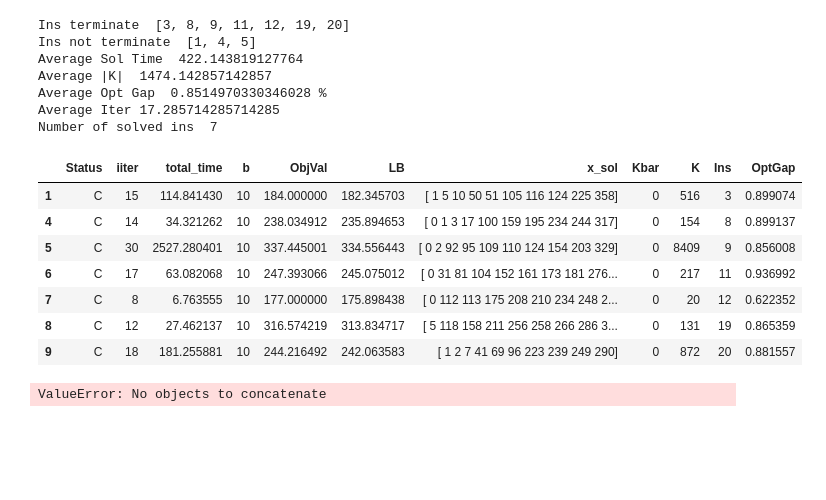
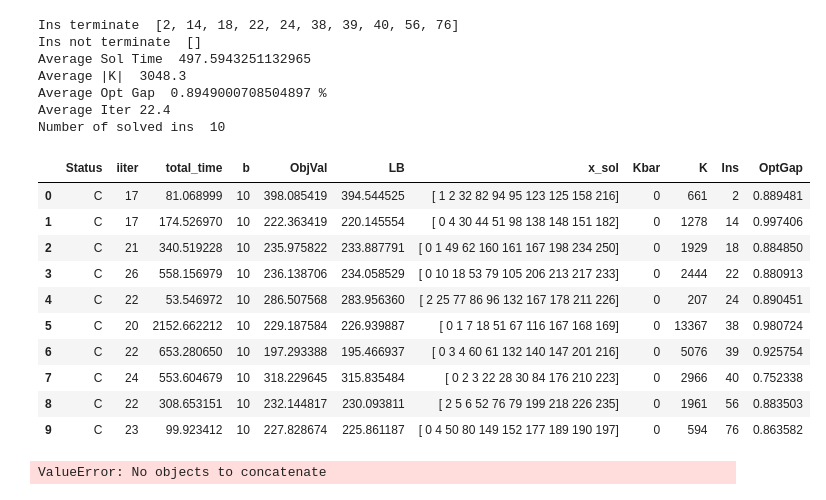
Before and after one commit to diHnguyen/SSPI, a Jupyter notebook: PythonConversion/Dec2024_Output/ProcessOutput.ipynb, the cells around one changed output. Drawn from its saved outputs; the diff is of its cells as text; code cells hidden in the pictures; blank space fills up the shorter version.

```diff
--- a/PythonConversion/Dec2024_Output/ProcessOutput.ipynb
+++ b/PythonConversion/Dec2024_Output/ProcessOutput.ipynb
@@ -5,7 +5,7 @@ import os
 import numpy as np
 
 os.chdir("/Users/dinguyen/Desktop/Local Documents/GitHub/Paper5/PythonConversion/")
-N = 50
+N = 40
 
 # N30
 # ins = [1,2,5,6,7,8,9,10,11,12]
@@ -15,12 +15,12 @@ N = 50
 # N40
 # ins = [1, 3, 5, 6, 7, 9, 10, 11, 12, 13]
 # ins =  [4, 8, 16, 27, 33, 36, 37, 48, 64, 68]
-# ins =  [2, 14, 18, 22, 24, 38, 39, 40, 56, 76]
+ins =  [2, 14, 18, 22, 24, 38, 39, 40, 56, 76]
 
 # N50
 # ins =  [2, 6, 7, 10, 13, 14, 15, 16, 17, 21]
 # ins =  [18, 26, 46, 73, 93, 98, 110, 113, 122, 124]
-ins =  [1, 3, 4, 5, 8, 9, 11, 12, 19, 20]
+# ins =  [1, 3, 4, 5, 8, 9, 11, 12, 19, 20]
 
 
 def processMain(N, ins):
@@ -62,47 +62,50 @@ def processMain(N, ins):
     print("Ins terminate ", ins_terminate)
     ins_not_terminate = list(df_filtered[~df_filtered['Ins'].isin(ins_terminate)]['Ins'])#np.array(df_filtered[(df_filtered['iiter']<df_filtered['max'])&(df_filtered['iiter']!=-1)]['Ins'])
     print("Ins not terminate ", ins_not_terminate)
     df_filtered = df_filtered[df_filtered.Status == "C"]
     # df_filtered = df_filtered[~df_filtered['Ins'].isin(ins_not_terminate)]
     # df_filtered = df_filtered.groupby('Ins').apply(
     #     lambda group: group[group['total_time'] == group['total_time'].max()])
     # df_filtered = df_filtered.reset_index(drop=True)
     df_filtered["OptGap"] = (df_filtered.ObjVal-df_filtered.LB)/df_filtered.ObjVal*100
     print("Average Sol Time ", df_filtered['total_time'].mean())
     print("Average |K| ", df_filtered['K'].mean())
     print("Average Opt Gap ", df_filtered["OptGap"].mean(),"%")
     print("Average Iter", df_filtered["iiter"].mean()+1)
     print("Number of solved ins ", len(df_filtered))
 
 
 
     # print(output)
     # for i in range(5):
     #     output = pd.read_csv(EXP+"_N"+str(N)+"_"+str(i+1)+".txt", sep=";", header=None)
 
     return df_filtered
 
 df_default = processMain(N,ins)
 df_default
 # df_default[(df_default.total_time >= 300) &(df_default.total_time <= 3600)]
 # df_default[(df_default.total_time < 300)]
 # print(list(df_default[(df_default.total_time >= 300) &(df_default.total_time <= 3600)]['Ins']))
 # %% [output]
-Ins terminate  [3, 8, 9, 11, 12, 19, 20]
-Ins not terminate  [1, 4, 5]
-Average Sol Time  422.143819127764
-Average |K|  1474.142857142857
-Average Opt Gap  0.8514970330346028 %
-Average Iter 17.285714285714285
-Number of solved ins  7
+Ins terminate  [2, 14, 18, 22, 24, 38, 39, 40, 56, 76]
+Ins not terminate  []
+Average Sol Time  497.5943251132965
+Average |K|  3048.3
+Average Opt Gap  0.8949000708504897 %
+Average Iter 22.4
+Number of solved ins  10
 |  | Status | iiter | total_time | b | ObjVal | LB | x_sol | Kbar | K | Ins | OptGap |
-| 1 | C | 15 | 114.841430 | 10 | 184.000000 | 182.345703 | [ 1 5 10 50 51 105 116 124 225 358] | 0 | 516 | 3 | 0.899074 |
-| 4 | C | 14 | 34.321262 | 10 | 238.034912 | 235.894653 | [ 0 1 3 17 100 159 195 234 244 317] | 0 | 154 | 8 | 0.899137 |
-| 5 | C | 30 | 2527.280401 | 10 | 337.445001 | 334.556443 | [ 0 2 92 95 109 110 124 154 203 329] | 0 | 8409 | 9 | 0.856008 |
-| 6 | C | 17 | 63.082068 | 10 | 247.393066 | 245.075012 | [ 0 31 81 104 152 161 173 181 276... | 0 | 217 | 11 | 0.936992 |
-| 7 | C | 8 | 6.763555 | 10 | 177.000000 | 175.898438 | [ 0 112 113 175 208 210 234 248 2... | 0 | 20 | 12 | 0.622352 |
-| 8 | C | 12 | 27.462137 | 10 | 316.574219 | 313.834717 | [ 5 118 158 211 256 258 266 286 3... | 0 | 131 | 19 | 0.865359 |
-| 9 | C | 18 | 181.255881 | 10 | 244.216492 | 242.063583 | [ 1 2 7 41 69 96 223 239 249 290] | 0 | 872 | 20 | 0.881557 |
+| 0 | C | 17 | 81.068999 | 10 | 398.085419 | 394.544525 | [ 1 2 32 82 94 95 123 125 158 216] | 0 | 661 | 2 | 0.889481 |
+| 1 | C | 17 | 174.526970 | 10 | 222.363419 | 220.145554 | [ 0 4 30 44 51 98 138 148 151 182] | 0 | 1278 | 14 | 0.997406 |
+| 2 | C | 21 | 340.519228 | 10 | 235.975822 | 233.887791 | [ 0 1 49 62 160 161 167 198 234 250] | 0 | 1929 | 18 | 0.884850 |
+| 3 | C | 26 | 558.156979 | 10 | 236.138706 | 234.058529 | [ 0 10 18 53 79 105 206 213 217 233] | 0 | 2444 | 22 | 0.880913 |
+| 4 | C | 22 | 53.546972 | 10 | 286.507568 | 283.956360 | [ 2 25 77 86 96 132 167 178 211 226] | 0 | 207 | 24 | 0.890451 |
+| 5 | C | 20 | 2152.662212 | 10 | 229.187584 | 226.939887 | [ 0 1 7 18 51 67 116 167 168 169] | 0 | 13367 | 38 | 0.980724 |
+| 6 | C | 22 | 653.280650 | 10 | 197.293388 | 195.466937 | [ 0 3 4 60 61 132 140 147 201 216] | 0 | 5076 | 39 | 0.925754 |
+| 7 | C | 24 | 553.604679 | 10 | 318.229645 | 315.835484 | [ 0 2 3 22 28 30 84 176 210 223] | 0 | 2966 | 40 | 0.752338 |
+| 8 | C | 22 | 308.653151 | 10 | 232.144817 | 230.093811 | [ 2 5 6 52 76 79 199 218 226 235] | 0 | 1961 | 56 | 0.883503 |
+| 9 | C | 23 | 99.923412 | 10 | 227.828674 | 225.861187 | [ 0 4 50 80 149 152 177 189 190 197] | 0 | 594 | 76 | 0.863582 |
 # %%
 import pandas as pd
 import os
```
